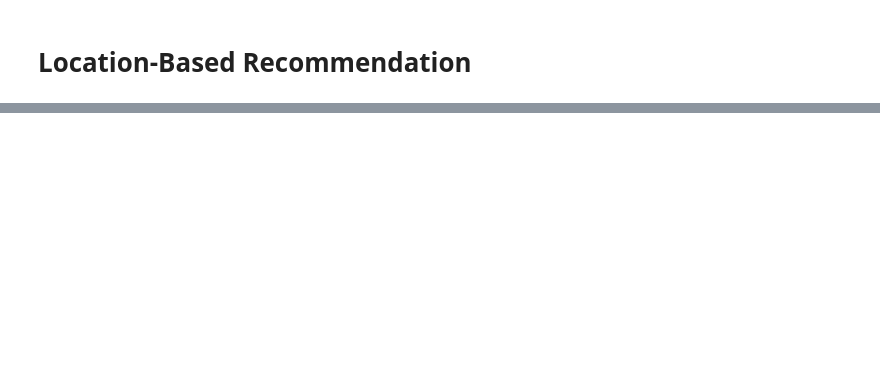
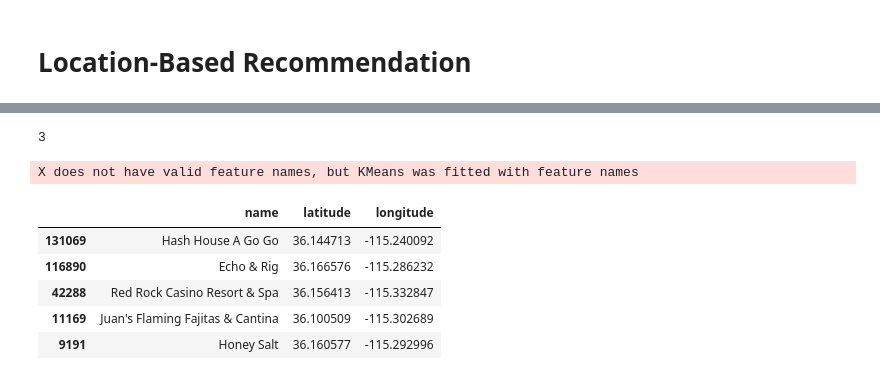
Before and after one commit to nahomHmichael/Restaurant-recommender-system, a Jupyter notebook: Restaurant_recommendation_system.ipynb, the cells around one changed output, grey strips where cells are left out. Saved outputs shown, nothing was run; the diff lists cells and outputs as text; code cells hidden in the pictures; blank space fills up the shorter version.

```diff
--- a/Restaurant_recommendation_system.ipynb
+++ b/Restaurant_recommendation_system.ipynb
@@ -273,0 +293,11 @@ top_restaurants_lasVegas.head()
+# %%
+recommend_restaurants(top_restaurants_lasVegas,-115.2798544, 36.0842838)
+# %% [output]
+3
+X does not have valid feature names, but KMeans was fitted with feature names
+|  | name | latitude | longitude |
+| 131069 | Hash House A Go Go | 36.144713 | -115.240092 |
+| 116890 | Echo & Rig | 36.166576 | -115.286232 |
+| 42288 | Red Rock Casino Resort & Spa | 36.156413 | -115.332847 |
+| 11169 | Juan's Flaming Fajitas & Cantina | 36.100509 | -115.302689 |
+| 9191 | Honey Salt | 36.160577 | -115.292996 |
```
Also changed, not shown: parts of 8 cells of this notebook.
